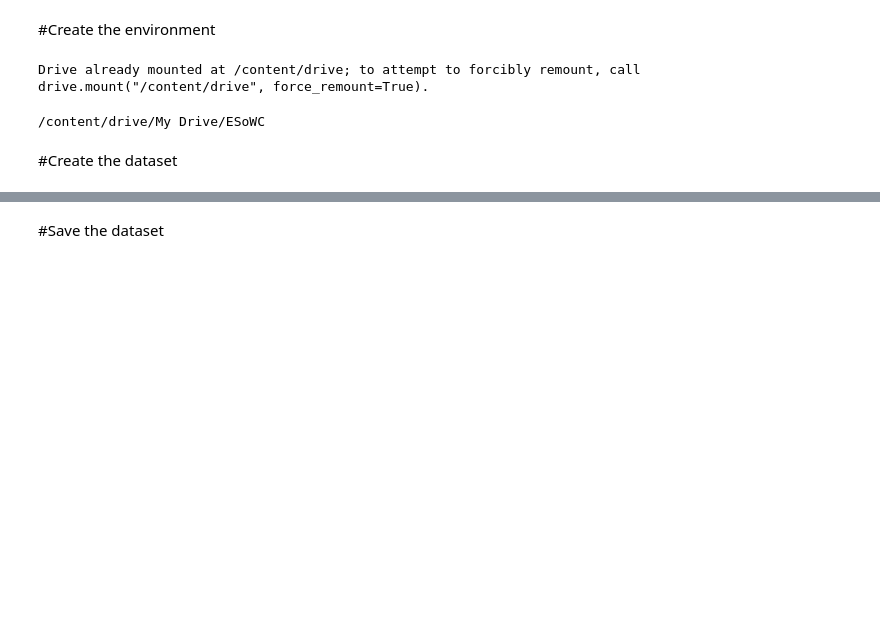
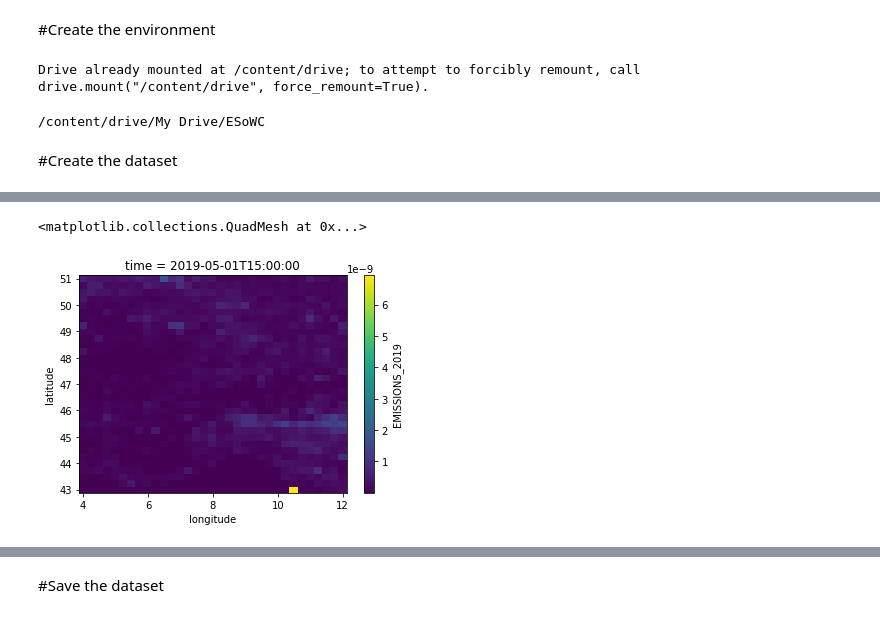
Before and after one commit to ECMWFCode4Earth/MaLePoM, a Jupyter notebook: notebooks/exploratory/2.3_weather_and_CO_for_the_model.ipynb, the cells around one changed output, grey strips where cells are left out. Drawn from its saved outputs; the diff is of its cells as text; code cells hidden in the pictures; blank space fills up the shorter version.

```diff
--- a/notebooks/exploratory/2.3_weather_and_CO_for_the_model.ipynb
+++ b/notebooks/exploratory/2.3_weather_and_CO_for_the_model.ipynb
@@ -105,0 +86,4 @@ df_to_use_dayhour.head()
+# %%
+dataframe = dataframe.reset_index()
+dataframe = dataframe.set_index(['latitude','longitude','time'])
+dataframe.head()
@@ -105,0 +98,3 @@ df_to_use_dayhour.head()
+# %%
+ds_final=dataframe.to_xarray()
+ds_final
@@ -105,0 +146,5 @@ df_to_use_dayhour.head()
+# %%
+ds_final.isel(time=[15]).EMISSIONS_2019.plot()
+# %% [output]
+<matplotlib.collections.QuadMesh at 0x...>
+[figure, added]
```
Also changed, not shown: parts of 13 cells of this notebook.
